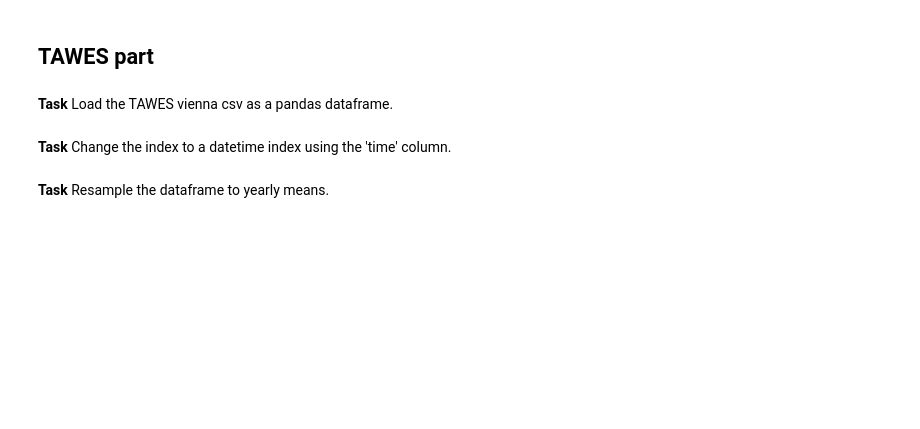
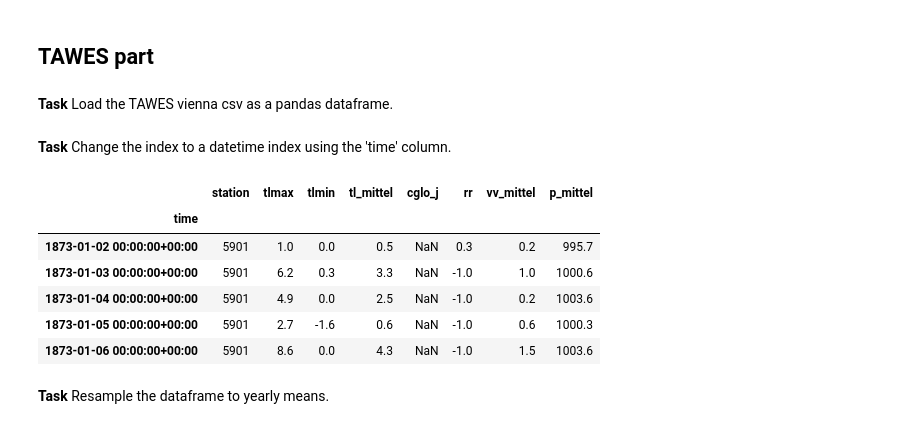
Before and after one commit to 84n4n4/digital_modelling_and_big_data_lecture_25_26, a Jupyter notebook: notebooks/assignment2/assignment2_reference.ipynb, the cells around one changed output. Cells and saved outputs as stored; diff of their text form; code cells hidden in the pictures; blank space fills up the shorter version.

```diff
--- a/notebooks/assignment2/assignment2_reference.ipynb
+++ b/notebooks/assignment2/assignment2_reference.ipynb
@@ -303,7 +312,16 @@ df = pandas.read_csv('../../data/tawes/Messstationen Tagesdaten v2 Datensatz_187
 # %%
 # see 11_pandas_tawes.ipynb or 12_data_visualization.ipynb
 df['time'] = pandas.to_datetime(df['time'], utc=True)
 df = df.set_index('time', drop=True)
+df.head()
+# %% [output]
+|  | station | tlmax | tlmin | tl_mittel | cglo_j | rr | vv_mittel | p_mittel |
+| time |  |  |  |  |  |  |  |  |
+| 1873-01-02 00:00:00+00:00 | 5901 | 1.0 | 0.0 | 0.5 | NaN | 0.3 | 0.2 | 995.7 |
+| 1873-01-03 00:00:00+00:00 | 5901 | 6.2 | 0.3 | 3.3 | NaN | -1.0 | 1.0 | 1000.6 |
+| 1873-01-04 00:00:00+00:00 | 5901 | 4.9 | 0.0 | 2.5 | NaN | -1.0 | 0.2 | 1003.6 |
+| 1873-01-05 00:00:00+00:00 | 5901 | 2.7 | -1.6 | 0.6 | NaN | -1.0 | 0.6 | 1000.3 |
+| 1873-01-06 00:00:00+00:00 | 5901 | 8.6 | 0.0 | 4.3 | NaN | -1.0 | 1.5 | 1003.6 |
 # %% [markdown]
 **Task** Resample the dataframe to yearly means.
 # %%
```
Also changed, not shown: parts of 4 cells of this notebook.
